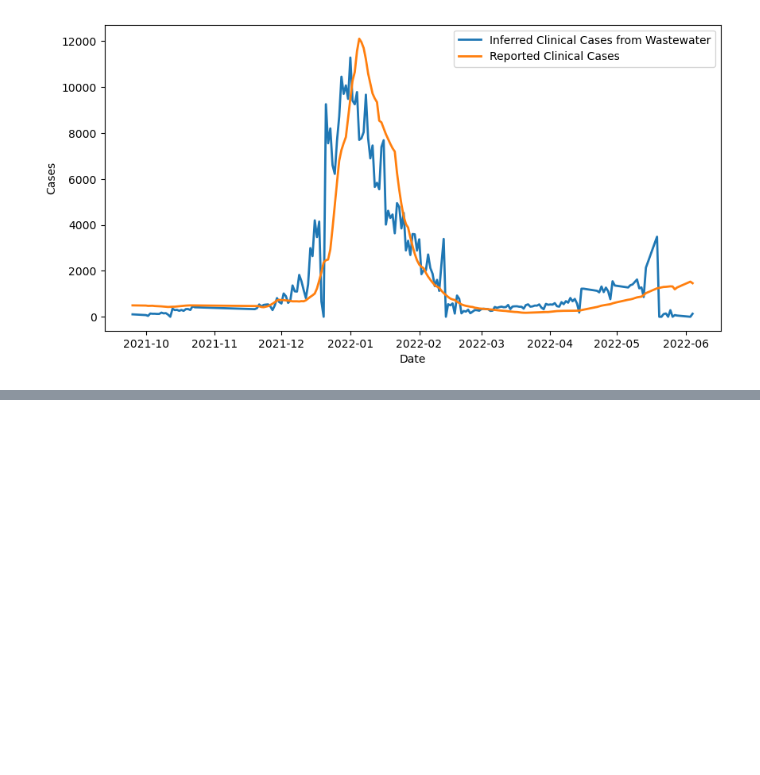
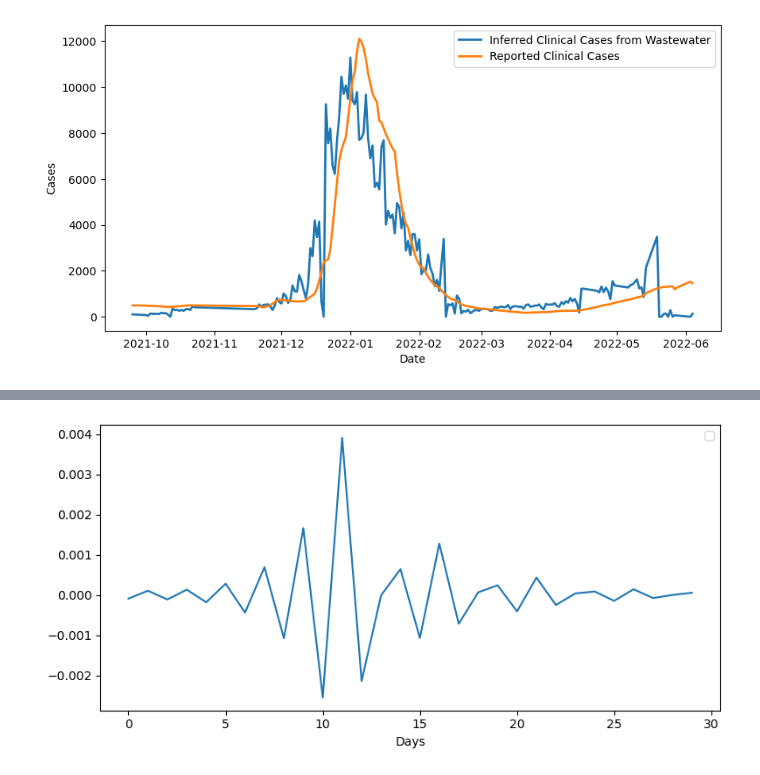
Before and after one commit to elizabethmurphy24/Wastewater-Surveillence, a Jupyter notebook: shedding.ipynb, the cells around one changed output, grey strips where cells are left out. Saved outputs shown, nothing was run; the diff lists cells and outputs as text; code cells hidden in the pictures; blank space fills up the shorter version.

Commit message:
Time varying kernel estimation

```diff
--- a/shedding.ipynb
+++ b/shedding.ipynb
@@ -405,3 +405,29 @@ solve time = 9.999251ms
 -------------------------------------------------------------------------------
 Text(0, 0.5, 'Cases')
 [figure]
+# %%
+# Inverse shedding kernel
+from numpy.fft import fft, ifft
+
+def inverse_kernel(S, output_len=len(S)):
+
+    S_fft = fft(S)
+
+    H = S_fft # shedding kernel (Fourier transformed)
+    H_T = np.conj(H) # conjugate of the kernel acts like the transpose
+
+    H_inv = H / (H_T * H)
+
+    s_inv = np.real(ifft(H_inv))
+    return s_inv
+
+S = x.value
+s_inv = inverse_kernel(S)
+
+plt.figure(figsize=(8, 4))
+plt.plot(s_inv)
+plt.xlabel('Days')
+plt.legend()
+plt.tight_layout()
+# %% [output]
+[figure, added]
```
Also changed, not shown: parts of 5 cells of this notebook.
